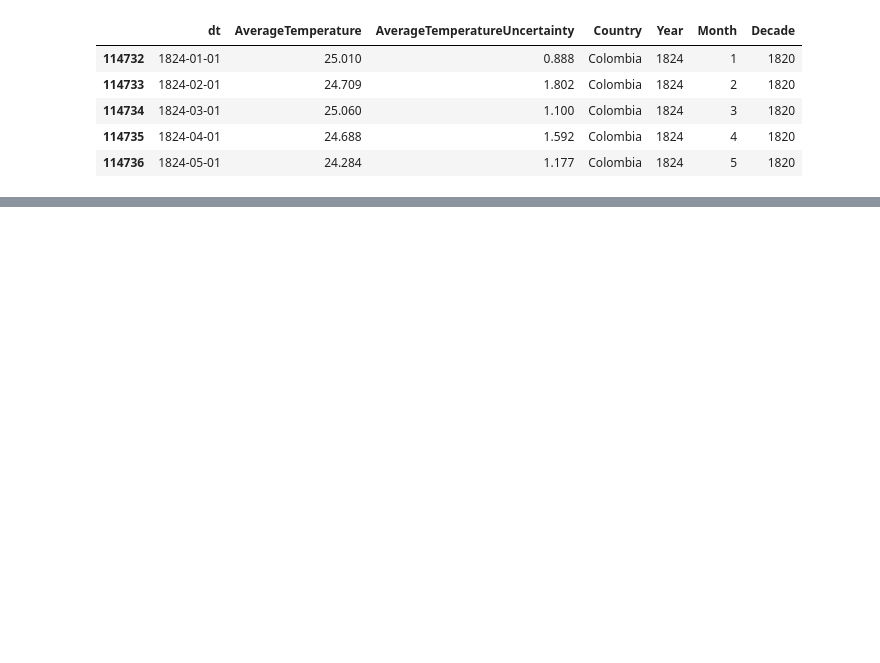
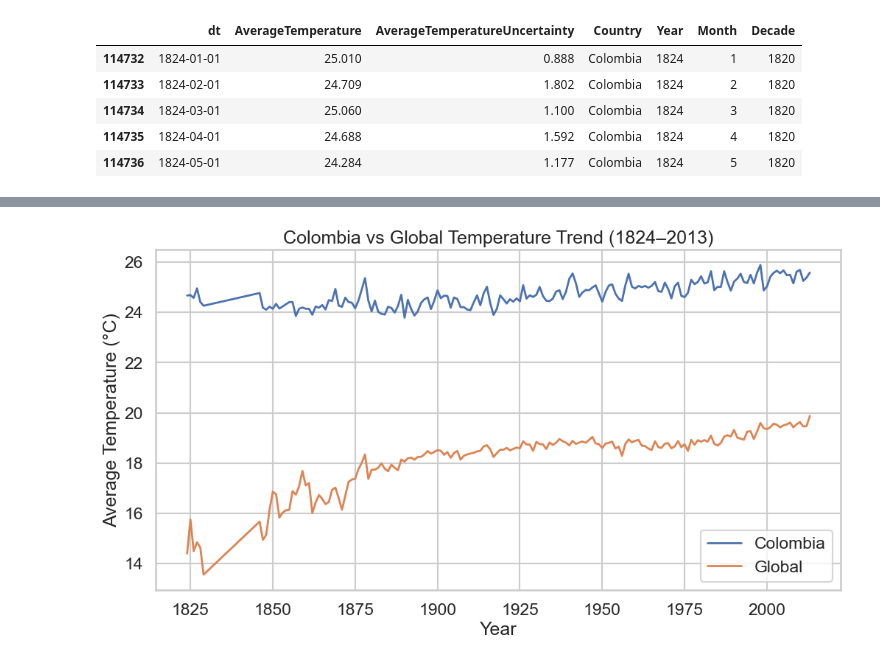
Before and after one commit to ALDA-JEISSON-SEBAS/Real-Data-Visualization, a Jupyter notebook: notebooks/colombian_weather_analysis.ipynb, the cells around one changed output, grey strips where cells are left out. Drawn from its saved outputs; the diff is of its cells as text; code cells hidden in the pictures; blank space fills up the shorter version.

```diff
--- a/notebooks/colombian_weather_analysis.ipynb
+++ b/notebooks/colombian_weather_analysis.ipynb
@@ -178,0 +233,43 @@ Esto muestra un patron estacional de manera contundente.
+# %%
+df_global = df.dropna(subset=["AverageTemperature"]).copy()
+
+df_global["dt"] = pd.to_datetime(df_global["dt"])
+df_global["Year"] = df_global["dt"].dt.year
+
+global_year = df_global.groupby("Year")["AverageTemperature"].mean().reset_index()
+
+global_year.head()
+
+comparison = temp_year.merge(
+    global_year,
+    on="Year",
+    suffixes=("_Colombia", "_Global")
+)
+
+comparison.head()
+
+plt.figure(figsize=(12,6))
+
+sns.lineplot(
+    data=comparison,
+    x="Year",
+    y="AverageTemperature_Colombia",
+    label="Colombia",
+    linewidth=2
+)
+
+sns.lineplot(
+    data=comparison,
+    x="Year",
+    y="AverageTemperature_Global",
+    label="Global",
+    linewidth=2
+)
+
+plt.title("Colombia vs Global Temperature Trend (1824–2013)")
+plt.xlabel("Year")
+plt.ylabel("Average Temperature (°C)")
+plt.legend()
+plt.show()
+# %% [output]
+[figure, added]
```
Also changed, not shown: parts of 18 cells of this notebook, 2 other files.
